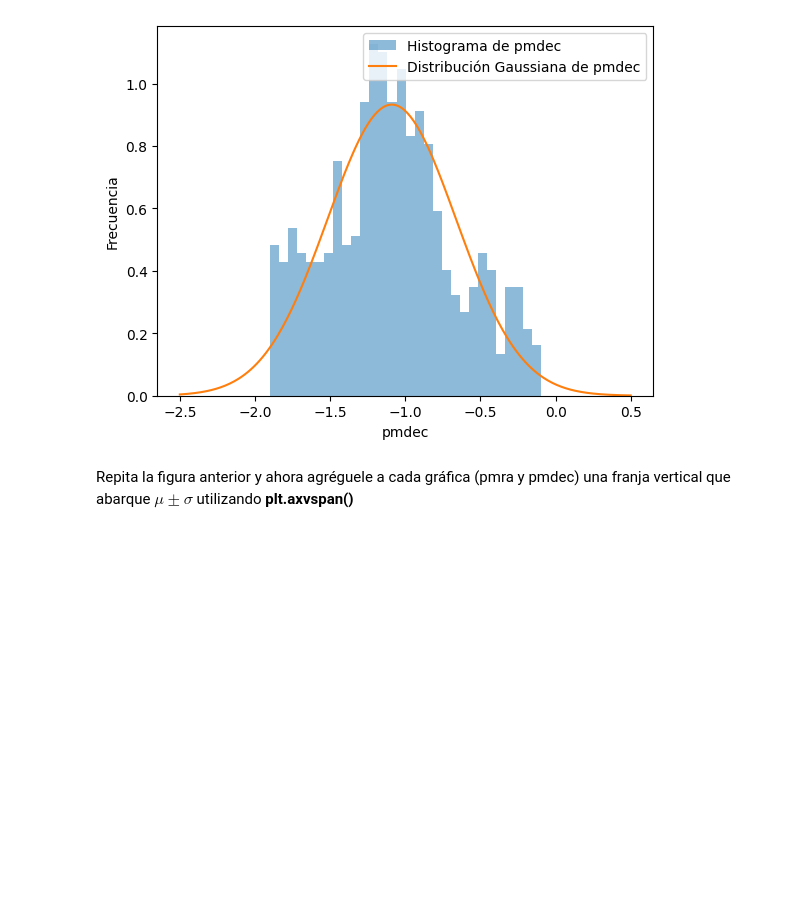
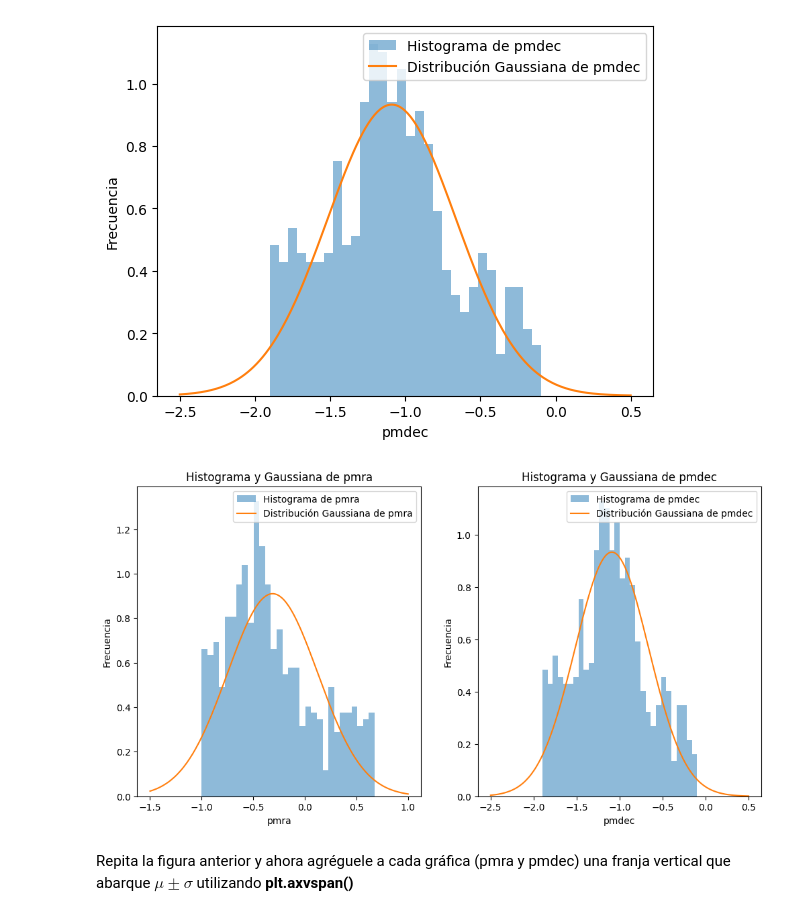
Before and after one commit to carlos-riquelme-c/Tarea-2, a Jupyter notebook: Tarea2.ipynb, the cells around one changed output. Cells and saved outputs as stored; diff of their text form; code cells hidden in the pictures; blank space fills up the shorter version.

```diff
--- a/Tarea2.ipynb
+++ b/Tarea2.ipynb
@@ -168,6 +185,32 @@ plt.show()
 # %% [output]
 [figure]
 [figure]
+# %%
+import matplotlib.pyplot as plt
+
+# Crear la figura y los subplots
+fig, (ax1, ax2) = plt.subplots(1, 2, figsize=(12, 6))
+
+# Primer subplot: Histograma y Gaussiana de pmra
+ax1.hist(pmra, bins=30, density=True, alpha=0.5, label='Histograma de pmra')
+ax1.plot(x_pmra, fx_pmra, label='Distribución Gaussiana de pmra')
+ax1.set_xlabel('pmra')
+ax1.set_ylabel('Frecuencia')
+ax1.legend()
+ax1.set_title('Histograma y Gaussiana de pmra')
+
+# Segundo subplot: Histograma y Gaussiana de pmdec
+ax2.hist(pmdec, bins=30, density=True, alpha=0.5, label='Histograma de pmdec')
+ax2.plot(x_pmdec, fx_pmdec, label='Distribución Gaussiana de pmdec')
+ax2.set_xlabel('pmdec')
+ax2.set_ylabel('Frecuencia')
+ax2.legend()
+ax2.set_title('Histograma y Gaussiana de pmdec')
+
+# Mostrar la figura con ambos subplots
+plt.show()
+# %% [output]
+[figure, added]
 # %% [markdown]
 Repita la figura anterior y ahora agréguele a cada gráfica (pmra y pmdec) una franja vertical que abarque $\mu \pm \sigma$ utilizando **plt.axvspan()**
 # %%
```
Also changed, not shown: parts of 3 cells of this notebook.
